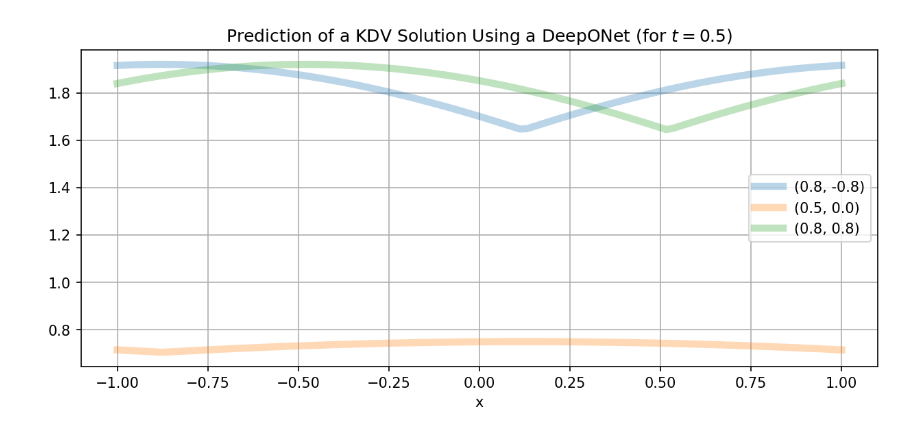
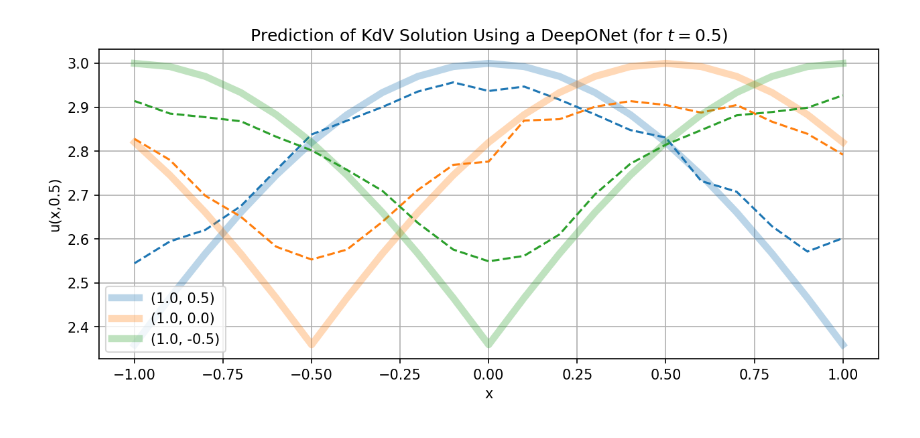
Before and after one commit to johanslettengren/Structure-Preserving-Operator-Learning, a Jupyter notebook: PDE/KdV.ipynb, the cells around one changed output. Saved outputs shown, nothing was run; the diff lists cells and outputs as text; code cells hidden in the pictures.

```diff
--- a/PDE/KdV.ipynb
+++ b/PDE/KdV.ipynb
@@ -47,34 +106,35 @@ model.plot_losshistory()
 # %%
-# Plot model prediction for one omega
+def plot_predictions(a, x0, T):
 
-# Get model prediction
+    a = np.array(a).astype(np.float32)
+    x0 = np.array(x0).astype(np.float32)
+    t = np.array([T]).astype(np.float32)
 
-T = 0.5
-x_bv = np.array([[0.8, -0.8], [0.5, 0], [0.8,0.8]]).astype(np.float32)
-x = torch.linspace(-1, 1, 100, dtype=torch.float32)
-x_loc = torch.cartesian_prod(x, torch.tensor([T], dtype=torch.float32)).numpy()
+    t = np.array([T]).astype(np.float32)
+    ground_truth, x = model.analytical_solution(a, x0, t)
+    pred = model.predict(a, x0, t)
+
+    pred = np.fft.irfft(pred.detach(), n=2*N+1)
 
 
-ground_truth = analytic_solution(x_bv, x_loc)
-#pred = model.predict(x_bv, x_loc)
+    # Plot prediction vs. solution
+    fig, ax = plt.subplots(figsize=(10, 4), dpi=150)
+
+    ax.set_title(f'Prediction of KdV Solution Using a DeepONet (for $t=${T})')
 
 
+    for l in range(ground_truth.shape[0]):
+        label = '({:.1f}, {:.1f})'.format(a[l], x0[l])
 
-# Plot prediction vs. solution
-fig, ax = plt.subplots(figsize=(10, 4), dpi=150)
+        ax.plot(x, ground_truth[l,0,:][0:], label=label, alpha=0.3, linewidth=5, c=f'C{l}')
+        ax.plot(x, pred[l,0,:].tolist()[0:], '--', c=f'C{l}')
 
-ax.set_title(f'Prediction of a KDV Solution Using a DeepONet (for $t=${T})')
-
-
-for l in range(ground_truth.shape[0]):
-    label = '({:.1f}, {:.1f})'.format(x_bv[l,0], x_bv[l,1])
-    ax.plot(x, ground_truth[l,:,0], label=label, alpha=0.3, linewidth=5, c=f'C{l}')
-    #ax.plot(x, pred[l,:,0].tolist(), '--', c=f'C{l}')
-
-    ax.legend()
-    ax.grid(True)
-ax.set_xlabel("u(x,0)")
-ax.set_xlabel("x")
-plt.show()
+        ax.legend()
+        ax.grid(True)
+    ax.set_ylabel(f"u(x,{T})")
+    ax.set_xlabel("x")
+    plt.show()
-# %% [output]
-[figure, removed]
+# %%
+plot_predictions(a=[1, 1, 1], x0=[0.5, 0, -0.5], T=0.5)
+# %% [output]
+[figure, added]
```
Also changed, not shown: parts of 4 cells of this notebook, 3 other files.
